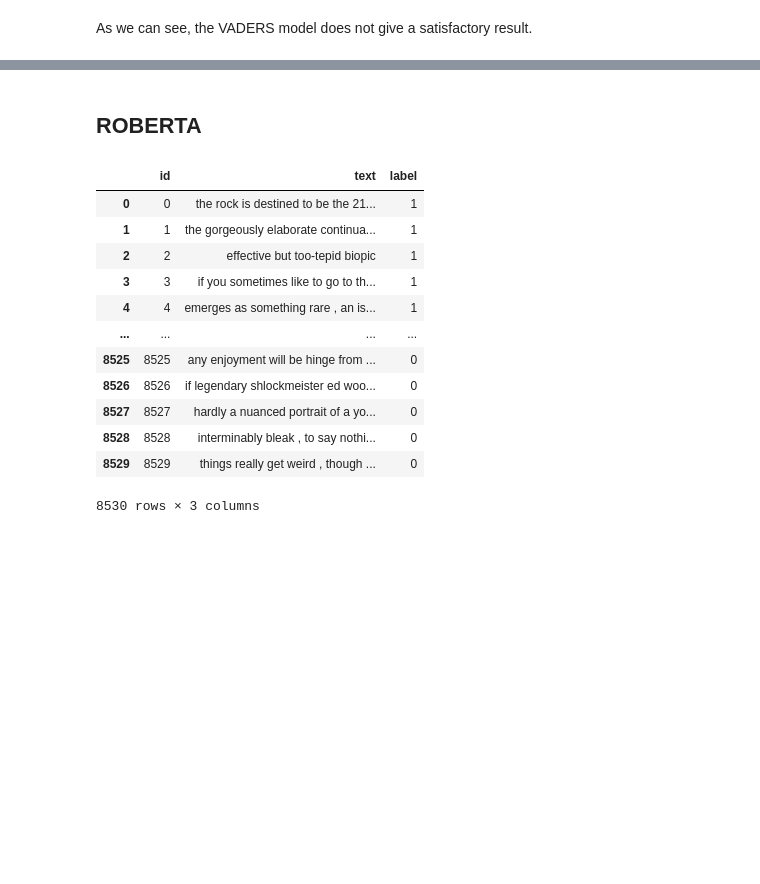
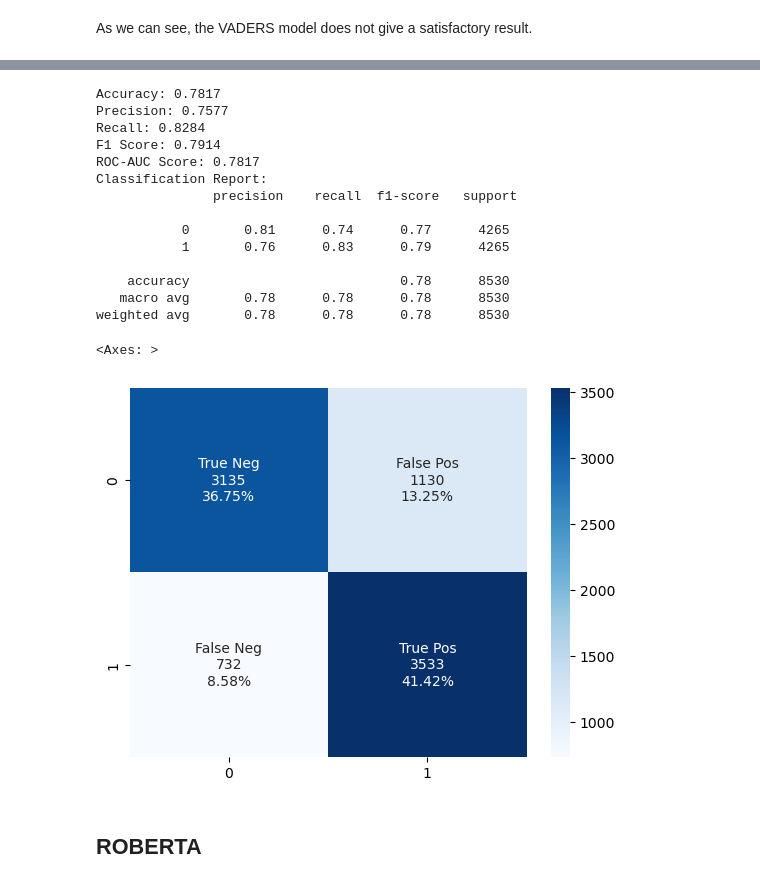
Before and after one commit to AnaqiAmir/Rotten-Tomatoes-Sentiment-Analyst, a Jupyter notebook: analysis.ipynb, the cells around one changed output, grey strips where cells are left out. Cells and saved outputs as stored; diff of their text form; code cells hidden in the pictures; blank space fills up the shorter version.

```diff
--- a/analysis.ipynb
+++ b/analysis.ipynb
@@ -269,3 +306,49 @@ As we can see, the VADERS model does not give a satisfactory result.
+# %%
+# Assign labels
+y_true = train_df['label']
+y_pred = bert['bert_labels']
+
+# Classification metrics
+accuracy = round(accuracy_score(y_true, y_pred), 4)
+precision = round(precision_score(y_true, y_pred), 4)
+recall = round(recall_score(y_true, y_pred), 4)
+f1 = round(f1_score(y_true, y_pred), 4)
+roc_auc = round(roc_auc_score(y_true, y_pred), 4)
+conf_matrix = confusion_matrix(y_true, y_pred)
+report = classification_report(y_true, y_pred)
+
+# Print results
+print(f"Accuracy: {accuracy}")
+print(f"Precision: {precision}")
+print(f"Recall: {recall}")
+print(f"F1 Score: {f1}")
+print(f"ROC-AUC Score: {roc_auc}")
+print("Classification Report:\n", report)
+
+# Confusion matrix
+group_names = ["True Neg","False Pos","False Neg","True Pos"]
+group_counts = ["{0:0.0f}".format(value) for value in conf_matrix.flatten()]
+group_percentages = ["{0:.2%}".format(value) for value in conf_matrix.flatten()/np.sum(conf_matrix)]
+labels = [f"{v1}\n{v2}\n{v3}" for v1, v2, v3 in zip(group_names,group_counts,group_percentages)]
+labels = np.asarray(labels).reshape(2,2)
+sns.heatmap(conf_matrix, annot=labels, fmt='', cmap='Blues')
+# %% [output]
+Accuracy: 0.7817
+Precision: 0.7577
+Recall: 0.8284
+F1 Score: 0.7914
+ROC-AUC Score: 0.7817
+Classification Report:
+               precision    recall  f1-score   support
+
+           0       0.81      0.74      0.77      4265
+           1       0.76      0.83      0.79      4265
+
+    accuracy                           0.78      8530
+   macro avg       0.78      0.78      0.78      8530
+weighted avg       0.78      0.78      0.78      8530
+<Axes: >
+[figure, added]
 # %% [markdown]
 ## ROBERTA
 # %%
@@ -286,22 +375,6 @@ def polarity_scores_roberta(example):
         'roberta_pos' : scores[2]
     }
     return scores_dict
-# %%
-train_df
-# %% [output]
-|  | id | text | label |
-| 0 | 0 | the rock is destined to be the 21... | 1 |
-| 1 | 1 | the gorgeously elaborate continua... | 1 |
-| 2 | 2 | effective but too-tepid biopic | 1 |
-| 3 | 3 | if you sometimes like to go to th... | 1 |
-| 4 | 4 | emerges as something rare , an is... | 1 |
-| ... | ... | ... | ... |
-| 8525 | 8525 | any enjoyment will be hinge from ... | 0 |
-| 8526 | 8526 | if legendary shlockmeister ed woo... | 0 |
-| 8527 | 8527 | hardly a nuanced portrait of a yo... | 0 |
-| 8528 | 8528 | interminably bleak , to say nothi... | 0 |
-| 8529 | 8529 | things really get weird , though ... | 0 |
-8530 rows × 3 columns
 # %%
 # Running the model on the entire train_df dataset
 res = {}
```
Also changed, not shown: parts of 40 cells of this notebook.
